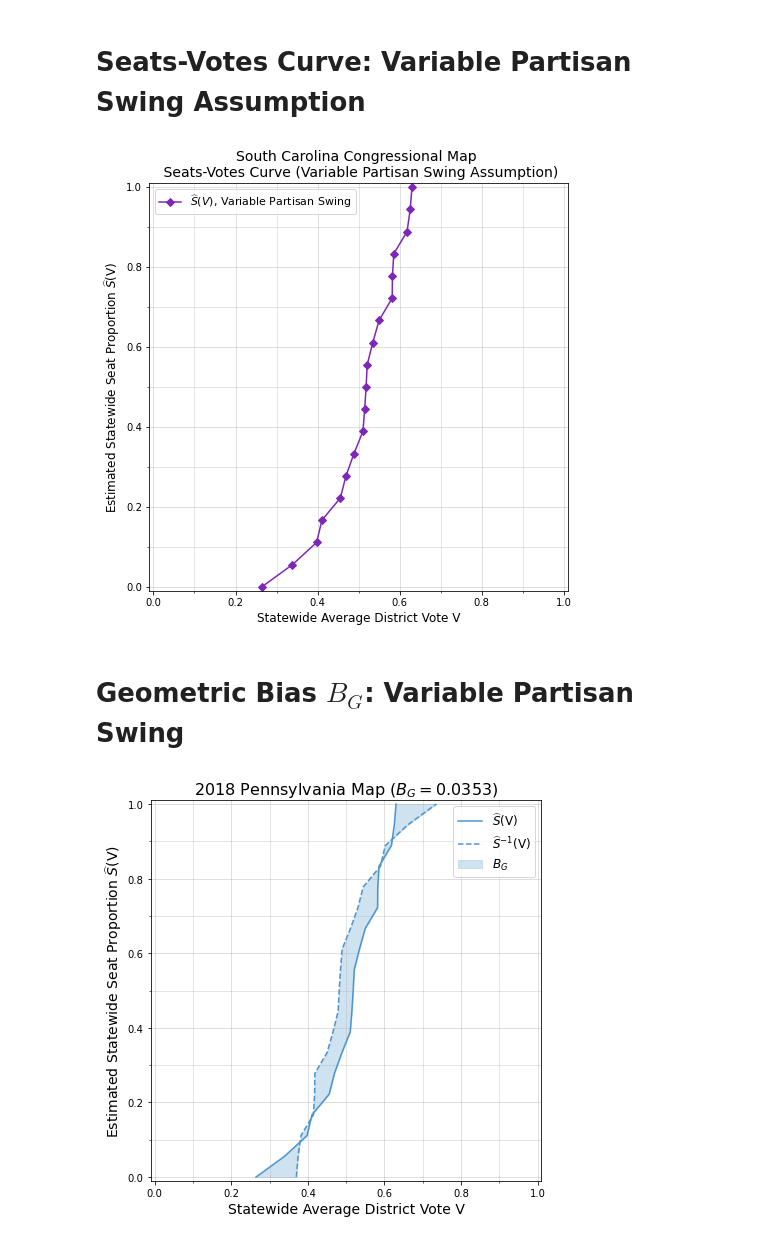
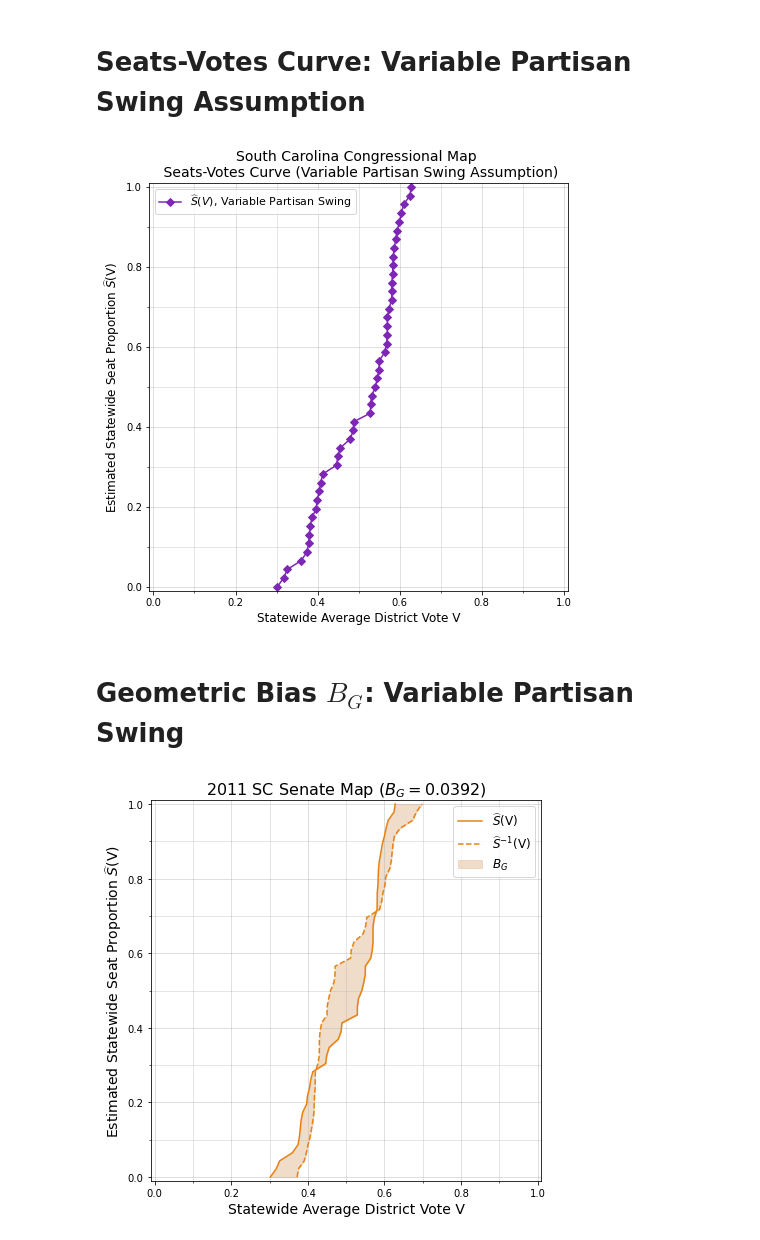
Before and after one commit to vagnozzia408/gerrymandering_public, a Jupyter notebook: redistricting_2021/4_data_merge/Seats_Votes_Graphs.ipynb, the cells around one changed output. Saved outputs shown, nothing was run; the diff lists cells and outputs as text; code cells hidden in the pictures.

Commit message:
updates to seats-votes graph code

```diff
--- a/redistricting_2021/4_data_merge/Seats_Votes_Graphs.ipynb
+++ b/redistricting_2021/4_data_merge/Seats_Votes_Graphs.ipynb
@@ -9,7 +9,7 @@ import csv
 from __future__ import division
 # %%
 # TO DO: Import the same input data set used in the Markov Chain.
-infile = io.open("C:/Users/Anna Marie Vagnozzi/Desktop/To_File/Research/2021_Redistricting_Group/partisan_bias_analysis/InputPA2018.csv",newline='')
+infile = io.open("C:/Users/Anna Marie Vagnozzi/Desktop/To_File/Research/2021_Redistricting_Group/partisan_bias_analysis/InputSCSen.csv",newline='')
 reader = csv.reader(infile)
 header = next(reader)
 
@@ -171,7 +171,7 @@ plt.legend(fontsize=11)
 #plt.savefig('C:/Users/amvag/Dropbox/Masters_Research/Thesis/Vagnozzi_Thesis/PA_2018_SVM.pdf')
 plt.show()
 # %% [output]
-[figure, old version]
+[figure, new version]
 # %% [markdown]
 # Geometric Bias $B_G$: Variable Partisan Swing
 # %%
@@ -239,39 +239,39 @@ MPSIy = [point[1] for point in MPS_SVI]
 # %%
 # PLOT THE INVERSE
 
 fig = plt.figure(figsize=(7,7))
 ax = fig.add_subplot(1,1,1)
 
 major_ticks = np.arange(0, 1.1, .2)
 minor_ticks = np.arange(0, 1.1, .1)
 
 ax.set_xticks(major_ticks)
 ax.set_xticks(minor_ticks, minor=True)
 ax.set_yticks(major_ticks)
 ax.set_yticks(minor_ticks, minor=True)
 ax.grid(which='minor', alpha=0.4)
 ax.grid(which='major', alpha=0.5)
 
 plt.xlabel("Statewide Average District Vote V", fontsize=14)
 plt.ylabel("Estimated Statewide Seat Proportion $\widehat{S}$(V)", fontsize=14)
 plt.xlim(-.01,1.01)
 plt.ylim(-.01,1.01)
 
-plt.plot(MPS_x_vals, MPS_y_vals, color='#4B95CE', label='$\widehat{S}$(V)')
-plt.plot(MPS_Inv_x_vals, MPS_Inv_y_vals, color='#4B95CE', linestyle='--',label='$\widehat{S}^{-1}$(V)')
+plt.plot(MPS_x_vals, MPS_y_vals, color='#E68213', label='$\widehat{S}$(V)')
+plt.plot(MPS_Inv_x_vals, MPS_Inv_y_vals, color='#E68213', linestyle='--',label='$\widehat{S}^{-1}$(V)')
 
 #plt.fill_betweenx(MPSy,MPSx,MPSIx,color='#A9A9A9',alpha=0.6,label='$B_{G,V}$')
-plt.fill_betweenx(MPSy,MPSx,MPSIx,color='#B0CFE6',alpha=0.6,label='$B_{G}$')
+plt.fill_betweenx(MPSy,MPSx,MPSIx,color='#E6C7A5',alpha=0.6,label='$B_{G}$')
 
 #plt.title('2018 Pennsylvania Congressional Map \n Geometric Bias under Variable Partisan Swing', fontsize=14)
-plt.title('2018 Pennsylvania Map ($B_G=0.0353$)', fontsize=16)
+plt.title('2011 SC Senate Map ($B_G=0.0392$)', fontsize=16)
 plt.grid(True)
 plt.legend(fontsize=12)
-plt.savefig('C:/Users/Anna Marie Vagnozzi/Dropbox/Masters_Research/Publishing/spp_template/PA2018.PNG')
+plt.savefig('C:/Users/Anna Marie Vagnozzi/Dropbox/Masters_Research/Publishing/spp_template/SC2011_Senate.pdf')
 #plt.savefig('C:/Users/avagnoz/Dropbox/Masters_Research/2021_Redistricting_Group/partisan_bias_analysis/InputSCCong_Proposed.PNG')
 plt.show()
 # %% [output]
-[figure, old version]
+[figure, new version]
 # %%
 # Calculate total area under the SV and Inverse SV curves.
 total_area2 = 0
```
Also changed, not shown: parts of 3 cells of this notebook.
